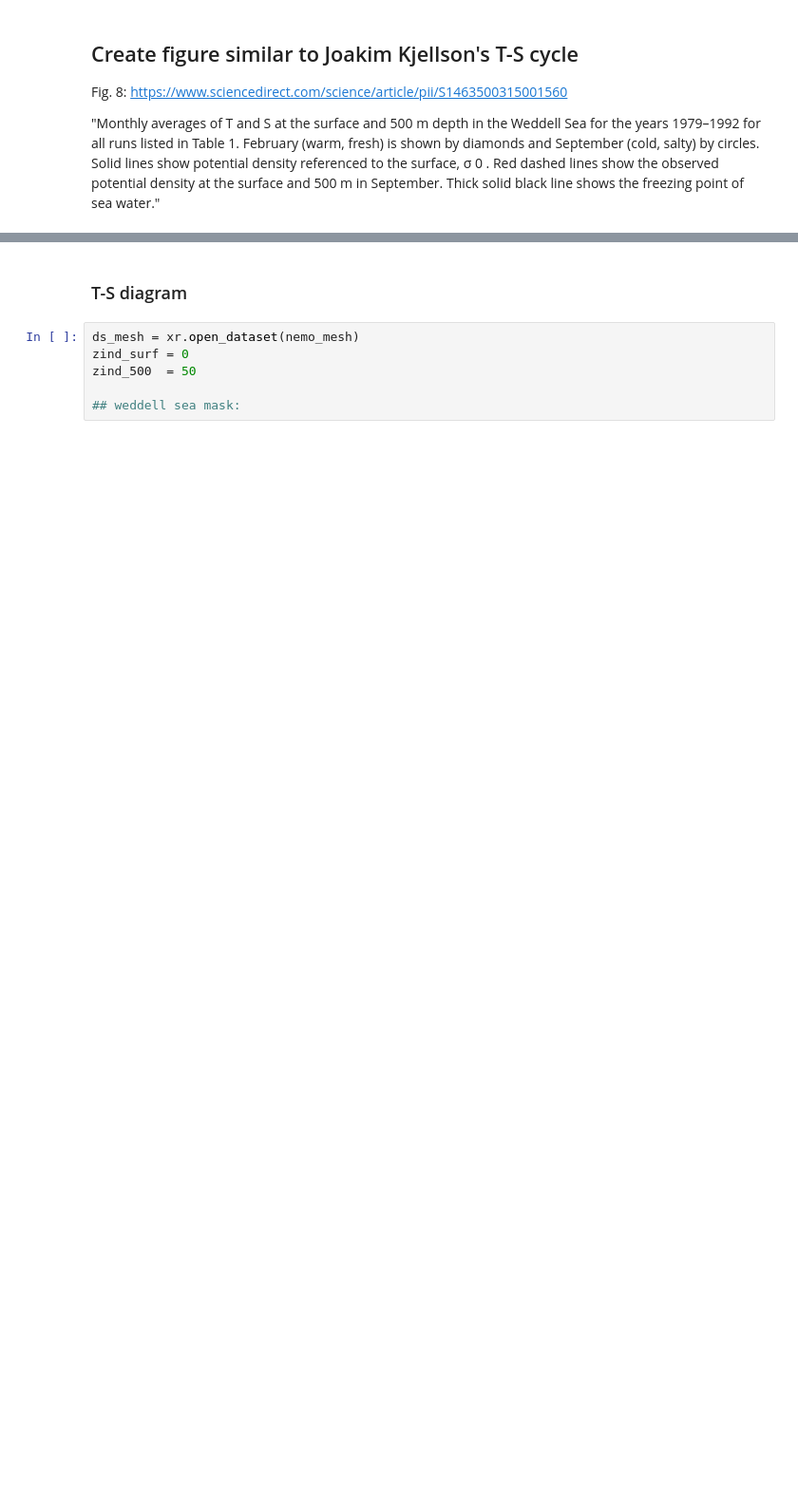
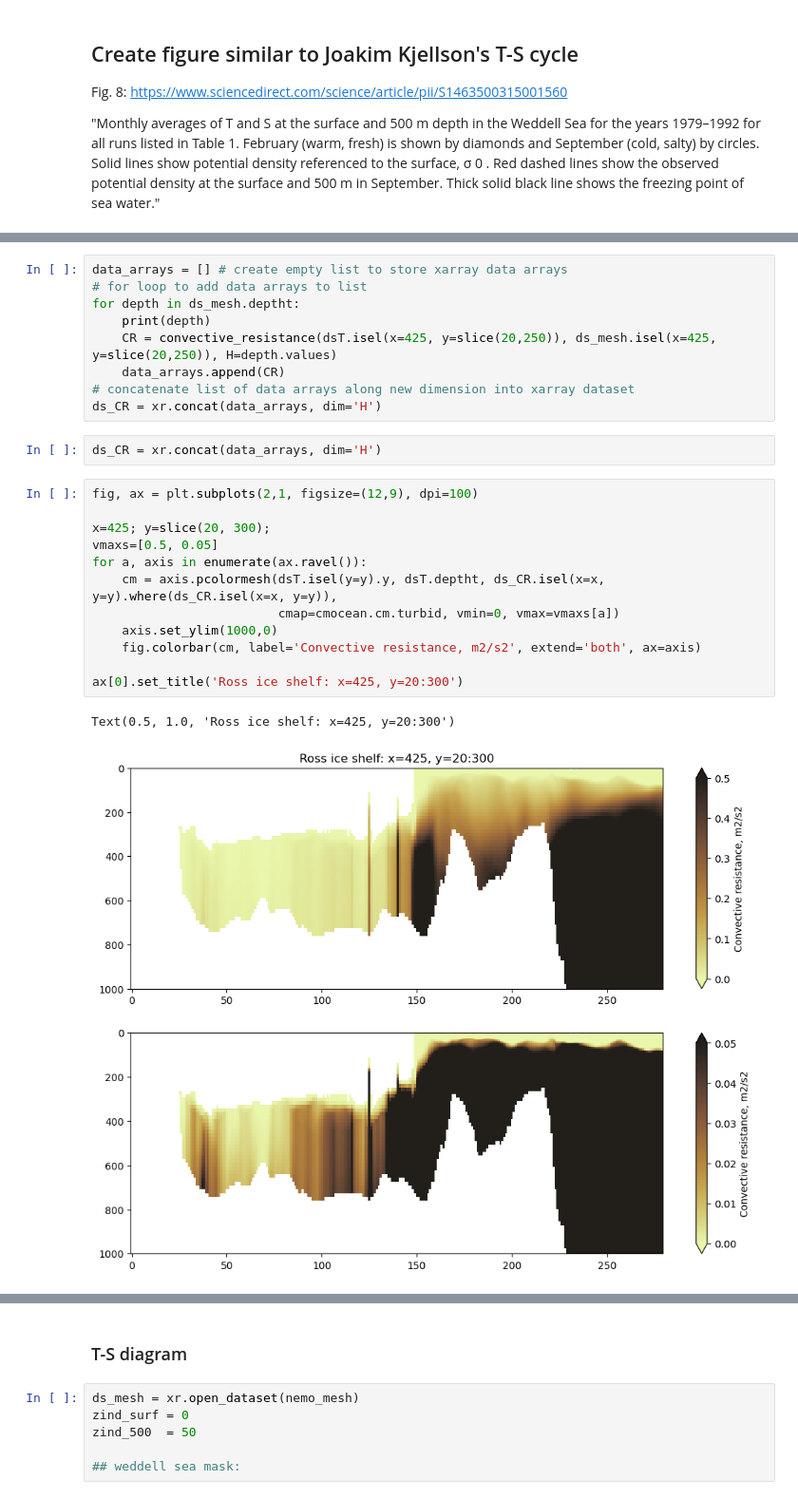
Before and after one commit to brogalla/analysis-birgal, a Jupyter notebook: nemo_config_setup/climate-experiments/convection-T-S-Joakim-Kjellson.ipynb, the cells around one changed output, grey strips where cells are left out. Shown at 95% size. Drawn from its saved outputs; the diff is of its cells as text; blank space fills up the shorter version.

```diff
--- a/nemo_config_setup/climate-experiments/convection-T-S-Joakim-Kjellson.ipynb
+++ b/nemo_config_setup/climate-experiments/convection-T-S-Joakim-Kjellson.ipynb
@@ -21,0 +71,26 @@ run_dir  = f'{base_dir}output/ERA5_test7/'
+# %%
+data_arrays = [] # create empty list to store xarray data arrays
+# for loop to add data arrays to list
+for depth in ds_mesh.deptht:
+    print(depth)
+    CR = convective_resistance(dsT.isel(x=425, y=slice(20,250)), ds_mesh.isel(x=425, y=slice(20,250)), H=depth.values)
+    data_arrays.append(CR)
+# concatenate list of data arrays along new dimension into xarray dataset
+ds_CR = xr.concat(data_arrays, dim='H')
+# %%
+ds_CR = xr.concat(data_arrays, dim='H')
+# %%
+fig, ax = plt.subplots(2,1, figsize=(12,9), dpi=100)
+
+x=425; y=slice(20, 300);
+vmaxs=[0.5, 0.05]
+for a, axis in enumerate(ax.ravel()):
+    cm = axis.pcolormesh(dsT.isel(y=y).y, dsT.deptht, ds_CR.isel(x=x, y=y).where(ds_CR.isel(x=x, y=y)),
+                         cmap=cmocean.cm.turbid, vmin=0, vmax=vmaxs[a])
+    axis.set_ylim(1000,0)
+    fig.colorbar(cm, label='Convective resistance, m2/s2', extend='both', ax=axis)
+
+ax[0].set_title('Ross ice shelf: x=425, y=20:300')
+# %% [output]
+Text(0.5, 1.0, 'Ross ice shelf: x=425, y=20:300')
+[figure, added]
```
Also changed, not shown: parts of 26 cells of this notebook.
